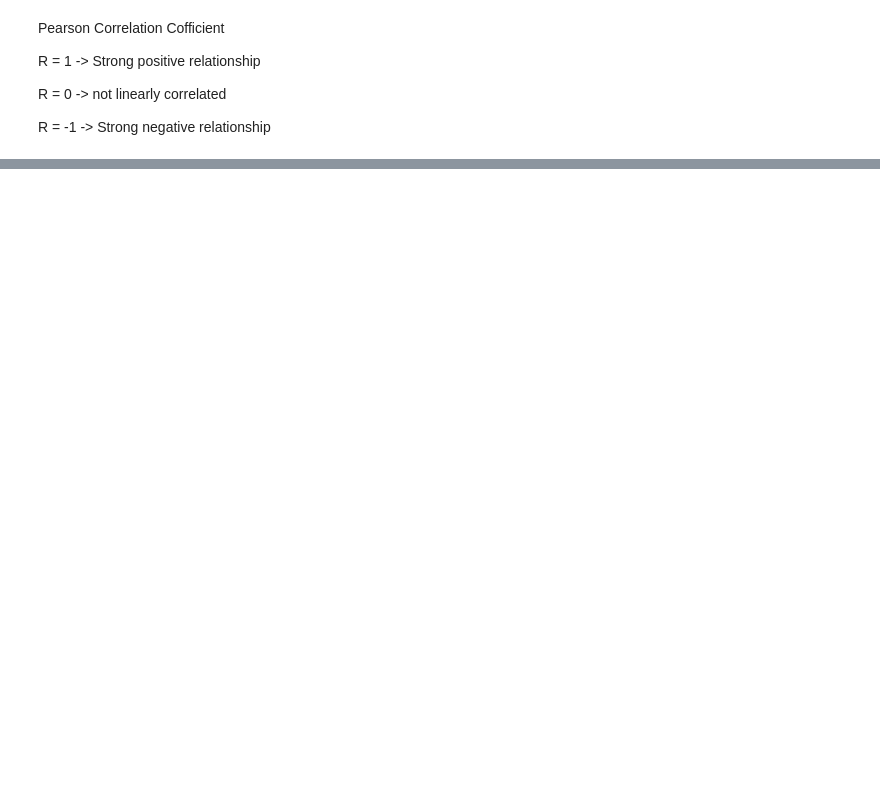
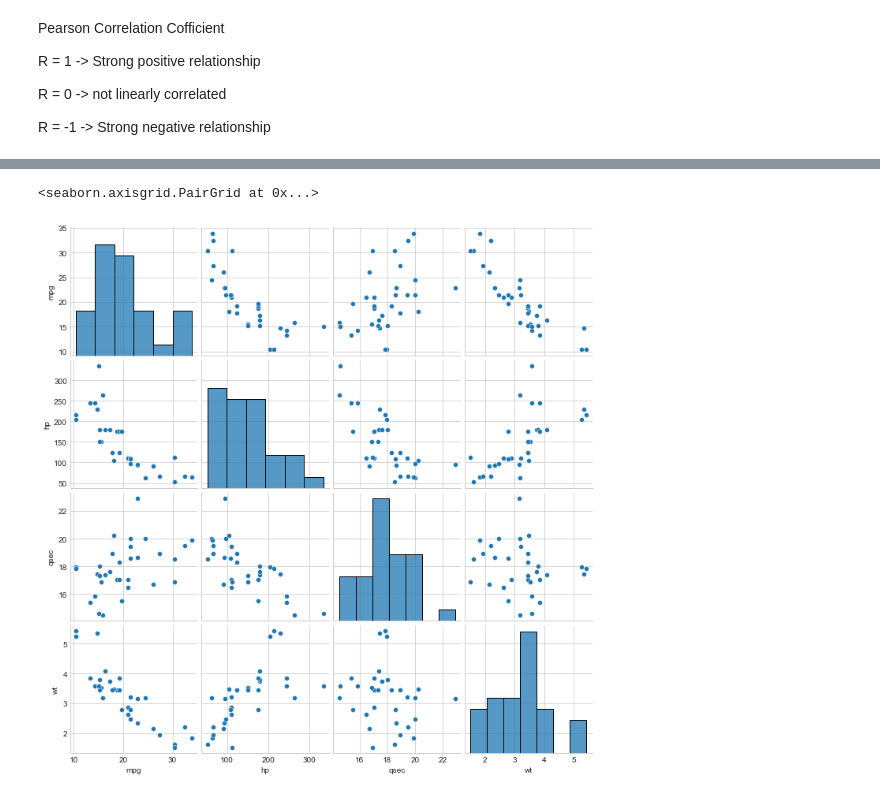
Before and after one commit to akashagrawal07/My_Learning, a Jupyter notebook: Master Python for Data Science/4-Python for Data Science Essential Training Part 1/6_Basic_math_statisitcs.ipynb, the cells around one changed output, grey strips where cells are left out. Cells and saved outputs as stored; diff of their text form; code cells hidden in the pictures; blank space fills up the shorter version.

```diff
--- a/Master Python for Data Science/4-Python for Data Science Essential Training Part 1/6_Basic_math_statisitcs.ipynb
+++ b/Master Python for Data Science/4-Python for Data Science Essential Training Part 1/6_Basic_math_statisitcs.ipynb
@@ -374,0 +393,6 @@ R = -1 -> Strong negative relationship
+# %%
+x = cars[['mpg','hp','qsec','wt']]
+sb.pairplot(x)
+# %% [output]
+<seaborn.axisgrid.PairGrid at 0x...>
+[figure, added]
```
Also changed, not shown: parts of 80 cells of this notebook.
